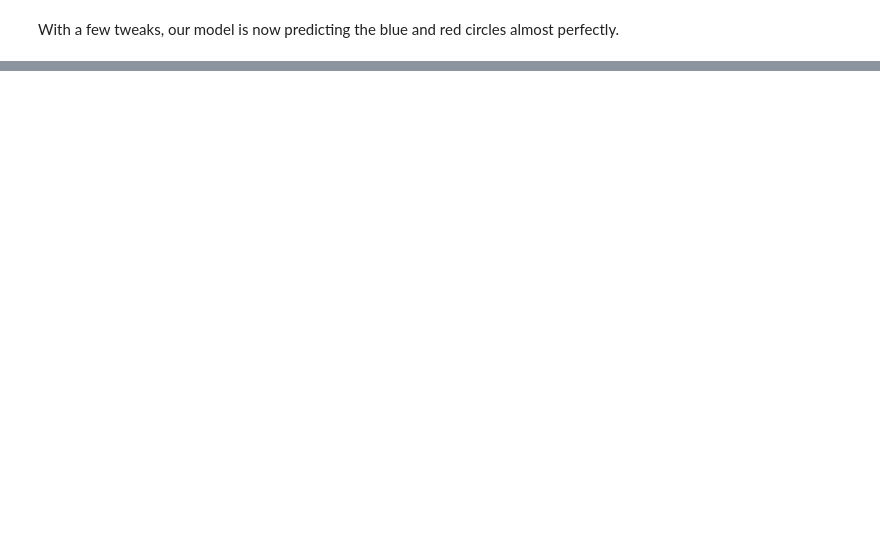
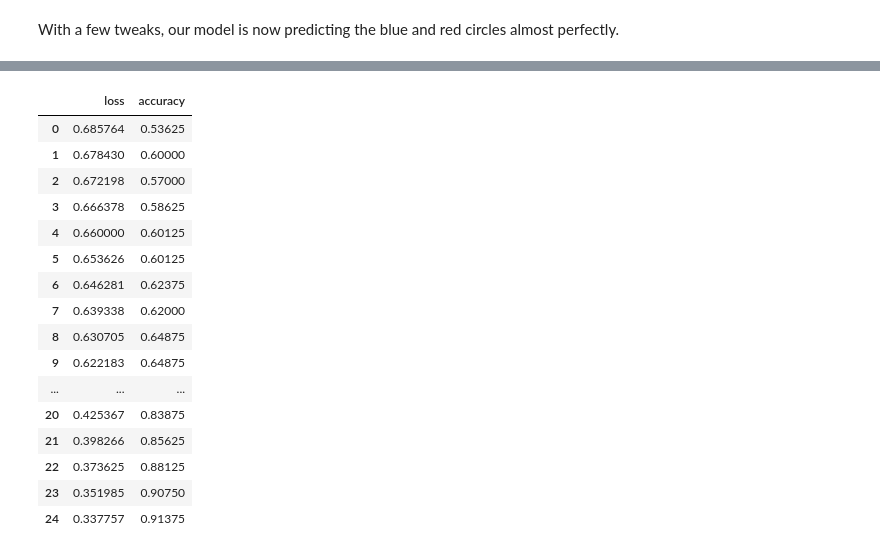
Before and after one commit to aykq/internship, a Jupyter notebook: tensorflow/neural network classification with tensorflow.ipynb, the cells around one changed output, grey strips where cells are left out. Drawn from its saved outputs; the diff is of its cells as text; code cells hidden in the pictures; blank space fills up the shorter version.

```diff
--- a/tensorflow/neural network classification with tensorflow.ipynb
+++ b/tensorflow/neural network classification with tensorflow.ipynb
@@ -807,0 +816,22 @@ With a few tweaks, our model is now predicting the blue and red circles almost p
+# %%
+# you can access the information in the history variable using the .history attribute
+
+pd.DataFrame(history.history)
+# %% [output]
+|  | loss | accuracy |
+| 0 | 0.685764 | 0.53625 |
+| 1 | 0.678430 | 0.60000 |
+| 2 | 0.672198 | 0.57000 |
+| 3 | 0.666378 | 0.58625 |
+| 4 | 0.660000 | 0.60125 |
+| 5 | 0.653626 | 0.60125 |
+| 6 | 0.646281 | 0.62375 |
+| 7 | 0.639338 | 0.62000 |
+| 8 | 0.630705 | 0.64875 |
+| 9 | 0.622183 | 0.64875 |
+| ... | ... | ... |
+| 20 | 0.425367 | 0.83875 |
+| 21 | 0.398266 | 0.85625 |
+| 22 | 0.373625 | 0.88125 |
+| 23 | 0.351985 | 0.90750 |
+| 24 | 0.337757 | 0.91375 |
```
Also changed, not shown: parts of 29 cells of this notebook.
